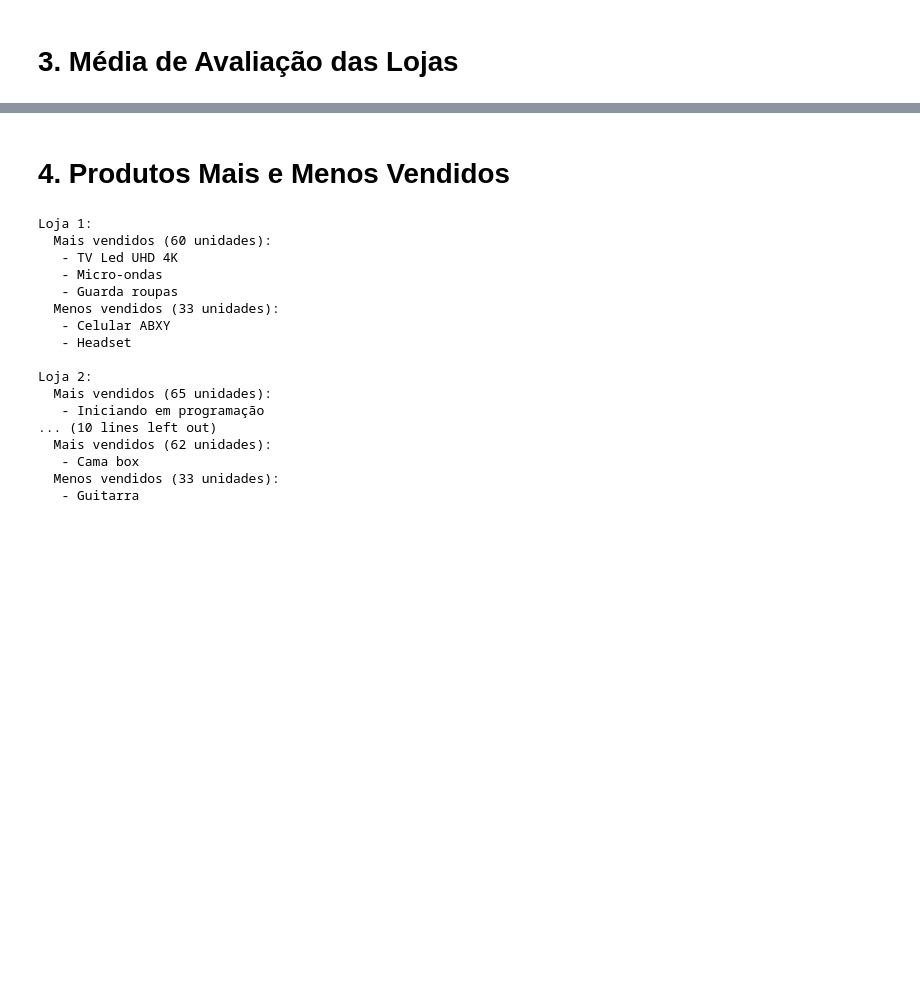
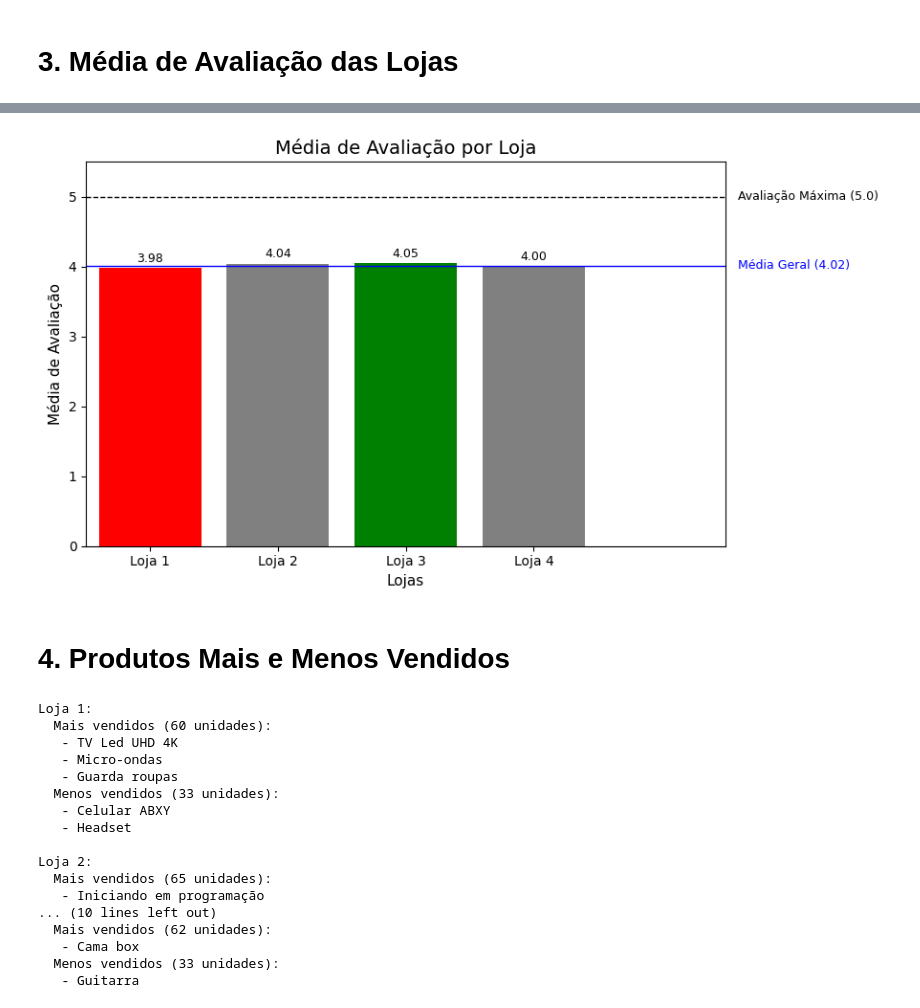
Before and after one commit to TyrGunllod/alura_store, a Jupyter notebook: AluraStoreBr.ipynb, the cells around one changed output, grey strips where cells are left out. Drawn from its saved outputs; the diff is of its cells as text; code cells hidden in the pictures; blank space fills up the shorter version.

```diff
--- a/AluraStoreBr.ipynb
+++ b/AluraStoreBr.ipynb
@@ -103,0 +171,78 @@ Média das avaliações da loja 4: 4.00/5.0
+# %%
+# ==============================================
+# MÉDIA DE AVALIAÇÃO DAS LOJAS
+# ==============================================
+
+# Lista que armazenará a média de avaliação de cada loja
+media_avaliacoes = []
+
+# Loop para calcular a média das avaliações em cada loja
+for i in range(len(lojas)):
+    # Usa a função media_por_coluna para obter a média da coluna 'Avaliação da compra'
+    media_avaliacoes.append(media_por_coluna(lojas[i], 'Avaliação da compra'))
+
+# Loop para exibir a média de avaliação de cada loja formatada com 2 casas decimais
+for i, media in enumerate(media_avaliacoes, start=1):
+    print(f'Média das avaliações da loja {i}: {media:.2f}/5.0')
+
+# Linha em branco para separar visualmente a saída
+print()
+
+# Lista com os nomes das lojas
+nomes_lojas = [f'Loja {i}' for i in range(1, len(lojas) + 1)]
+
+# Calcula a média geral
+media_geral = sum(media_avaliacoes) / len(media_avaliacoes)
+
+# Identifica maior e menor média
+media_max = max(media_avaliacoes)
+media_min = min(media_avaliacoes)
+
+# Define cores com base na média
+cores = [
+    'green' if media == media_max else
+    'red' if media == media_min else
+    'gray'
+    for media in media_avaliacoes
+]
+
+# Cria figura e eixos
+fig, ax = plt.subplots(figsize=(9, 5))
+
+# Gráfico de barras
+barras = ax.bar(nomes_lojas, media_avaliacoes, color=cores)
+
+# Adiciona os valores nas barras
+for bar, media in zip(barras, media_avaliacoes):
+    altura = bar.get_height()
+    ax.text(bar.get_x() + bar.get_width() / 2, altura + 0.05,
+            f'{media:.2f}', ha='center', va='bottom', fontsize=9)
+
+# Define limites do eixo X para abrir espaço à direita
+ax.set_xlim(-0.5, len(lojas) - 0.5 + 1)  # adiciona +1 espaço à direita
+
+# Linha da avaliação máxima
+ax.axhline(y=5, color='black', linestyle='--', linewidth=1)
+# Texto à direita da linha (fora do gráfico)
+ax.text(len(lojas) - 0.1 + 0.7, 5, 'Avaliação Máxima (5.0)', color='black', fontsize=9, va='center')
+
+# Linha da média geral
+ax.axhline(y=media_geral, color='blue', linestyle='-', linewidth=1)
+# Texto à direita da linha (fora do gráfico)
+ax.text(len(lojas) - 0.1 + 0.7, media_geral, f'Média Geral ({media_geral:.2f})',
+        color='blue', fontsize=9, va='center')
+
+# Títulos e rótulos
+ax.set_title('Média de Avaliação por Loja', fontsize=14)
+ax.set_ylabel('Média de Avaliação', fontsize=11)
+ax.set_xlabel('Lojas', fontsize=11)
+
+# Limite do eixo Y
+ax.set_ylim(0, 5.5)
+
+# Melhorar o layout
+plt.tight_layout()
+
+# Exibe o gráfico
+plt.show()
+# %% [output]
@@ -104,3 +253,4 @@ Média das avaliações da loja 4: 4.00/5.0
+[figure, added]
 # %% [markdown]
 # 4. Produtos Mais e Menos Vendidos
 # %%
```
Also changed, not shown: parts of 12 cells of this notebook.
